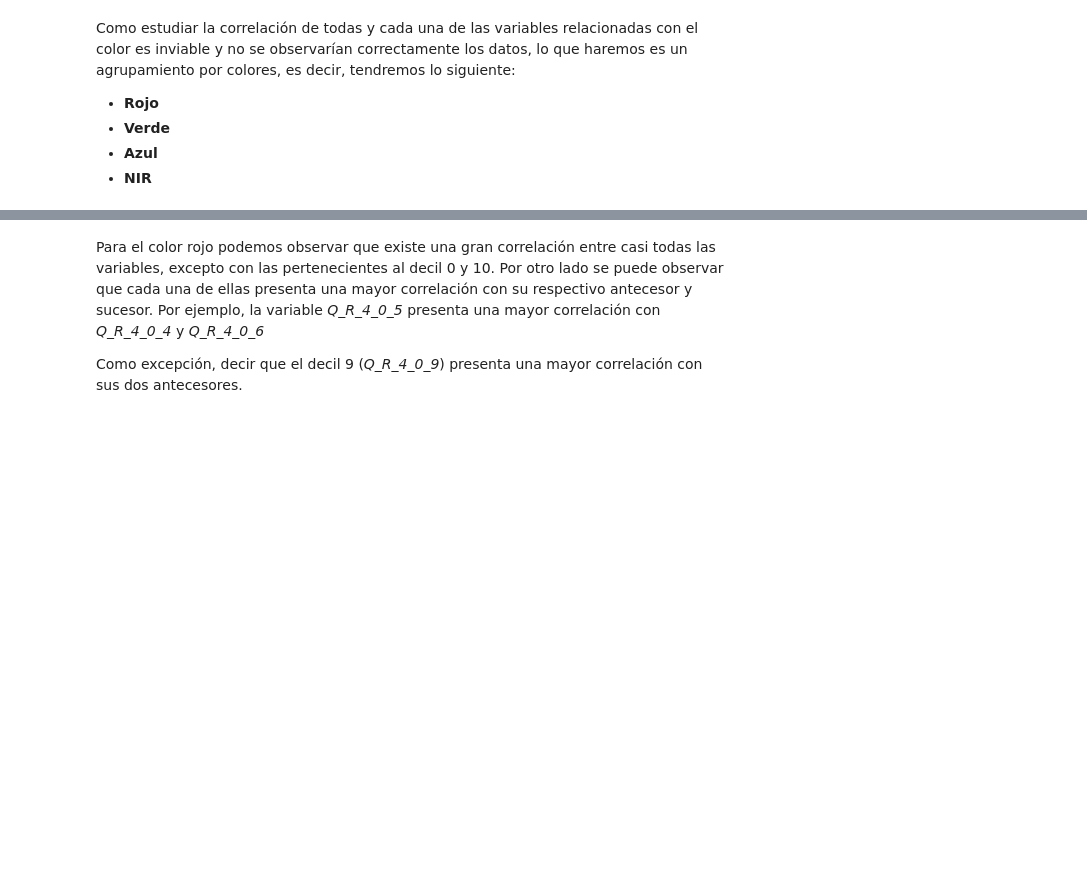
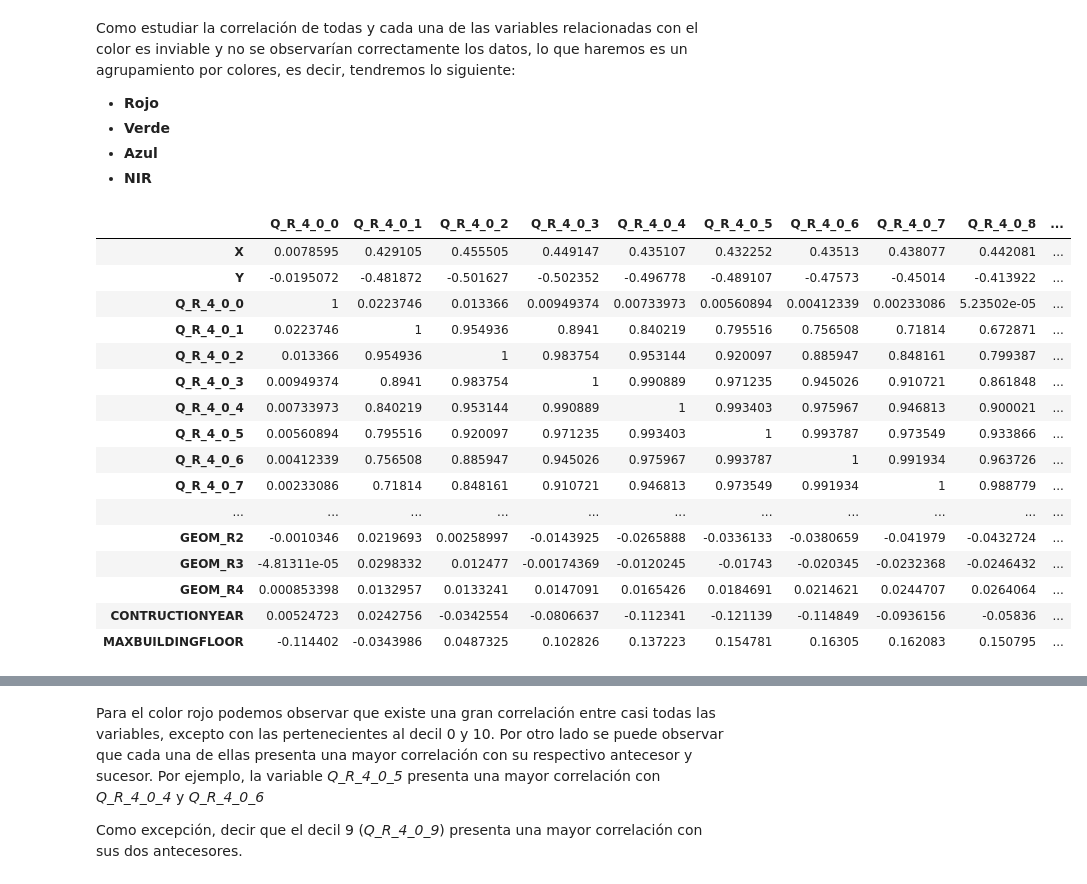
Before and after one commit to cifucg/minsait_land_classification, a Jupyter notebook: Analisis_exploratorio.ipynb, the cells around one changed output, grey strips where cells are left out. Cells and saved outputs as stored; diff of their text form; code cells hidden in the pictures; blank space fills up the shorter version.

```diff
--- a/Analisis_exploratorio.ipynb
+++ b/Analisis_exploratorio.ipynb
@@ -195,7 +195,25 @@ Como estudiar la correlación de todas y cada una de las variables relacionadas
 - **NIR**
 # %%
 # Correlacion del color rojo con todo el resto de variables, incluyendo las geométricas. Se ve que tiene correlación con el azul y el verde unicamente
-# df_minsait.corr()[colors[:11]].style.background_gradient()
+df_minsait.corr()[colors[:11]].style.background_gradient()
+# %% [output]
+|  | Q_R_4_0_0 | Q_R_4_0_1 | Q_R_4_0_2 | Q_R_4_0_3 | Q_R_4_0_4 | Q_R_4_0_5 | Q_R_4_0_6 | Q_R_4_0_7 | Q_R_4_0_8 | ... |
+| X | 0.0078595 | 0.429105 | 0.455505 | 0.449147 | 0.435107 | 0.432252 | 0.43513 | 0.438077 | 0.442081 | ... |
+| Y | -0.0195072 | -0.481872 | -0.501627 | -0.502352 | -0.496778 | -0.489107 | -0.47573 | -0.45014 | -0.413922 | ... |
+| Q_R_4_0_0 | 1 | 0.0223746 | 0.013366 | 0.00949374 | 0.00733973 | 0.00560894 | 0.00412339 | 0.00233086 | 5.23502e-05 | ... |
+| Q_R_4_0_1 | 0.0223746 | 1 | 0.954936 | 0.8941 | 0.840219 | 0.795516 | 0.756508 | 0.71814 | 0.672871 | ... |
+| Q_R_4_0_2 | 0.013366 | 0.954936 | 1 | 0.983754 | 0.953144 | 0.920097 | 0.885947 | 0.848161 | 0.799387 | ... |
+| Q_R_4_0_3 | 0.00949374 | 0.8941 | 0.983754 | 1 | 0.990889 | 0.971235 | 0.945026 | 0.910721 | 0.861848 | ... |
+| Q_R_4_0_4 | 0.00733973 | 0.840219 | 0.953144 | 0.990889 | 1 | 0.993403 | 0.975967 | 0.946813 | 0.900021 | ... |
+| Q_R_4_0_5 | 0.00560894 | 0.795516 | 0.920097 | 0.971235 | 0.993403 | 1 | 0.993787 | 0.973549 | 0.933866 | ... |
+| Q_R_4_0_6 | 0.00412339 | 0.756508 | 0.885947 | 0.945026 | 0.975967 | 0.993787 | 1 | 0.991934 | 0.963726 | ... |
+| Q_R_4_0_7 | 0.00233086 | 0.71814 | 0.848161 | 0.910721 | 0.946813 | 0.973549 | 0.991934 | 1 | 0.988779 | ... |
+| ... | ... | ... | ... | ... | ... | ... | ... | ... | ... | ... |
+| GEOM_R2 | -0.0010346 | 0.0219693 | 0.00258997 | -0.0143925 | -0.0265888 | -0.0336133 | -0.0380659 | -0.041979 | -0.0432724 | ... |
+| GEOM_R3 | -4.81311e-05 | 0.0298332 | 0.012477 | -0.00174369 | -0.0120245 | -0.01743 | -0.020345 | -0.0232368 | -0.0246432 | ... |
+| GEOM_R4 | 0.000853398 | 0.0132957 | 0.0133241 | 0.0147091 | 0.0165426 | 0.0184691 | 0.0214621 | 0.0244707 | 0.0264064 | ... |
+| CONTRUCTIONYEAR | 0.00524723 | 0.0242756 | -0.0342554 | -0.0806637 | -0.112341 | -0.121139 | -0.114849 | -0.0936156 | -0.05836 | ... |
+| MAXBUILDINGFLOOR | -0.114402 | -0.0343986 | 0.0487325 | 0.102826 | 0.137223 | 0.154781 | 0.16305 | 0.162083 | 0.150795 | ... |
 # %%
 # Correlación perteneciente al color rojo
 df_minsait[colors[:11]].corr().style.background_gradient()
```
Also changed, not shown: parts of 24 cells of this notebook.
